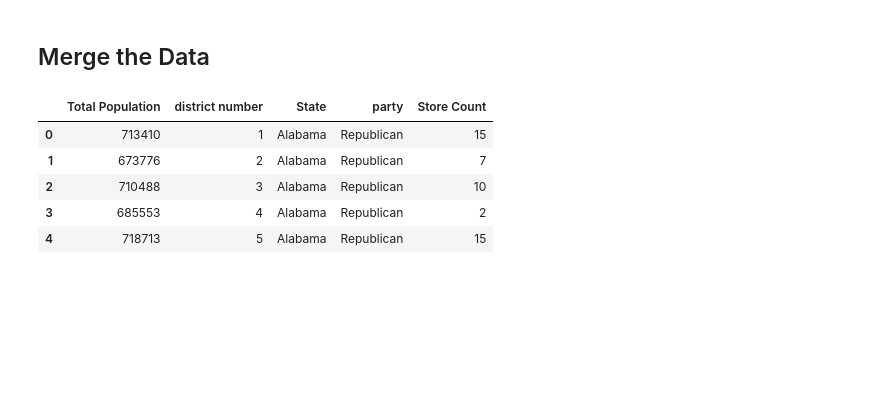
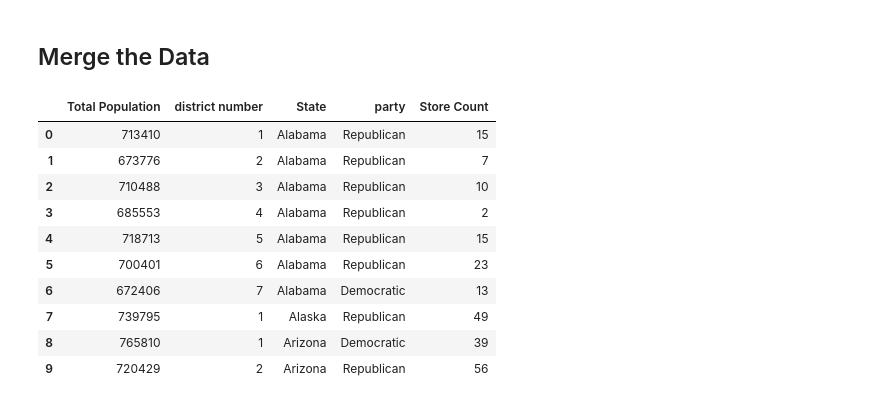
Before and after one commit to evroth/331-repo-demo, a Jupyter notebook: Congressional_Analysis.ipynb, the cells around one changed output. Saved outputs shown, nothing was run; the diff lists cells and outputs as text; code cells hidden in the pictures; blank space fills up the shorter version.

```diff
--- a/Congressional_Analysis.ipynb
+++ b/Congressional_Analysis.ipynb
@@ -212,6 +212,7 @@ acs_df = pd.DataFrame(data_json, columns = cols)
 # time to do some basic cleanup of the data. We will need to extract the district number and state in a regular format so we can later join with the party data.
 acs_df[['District', 'State']] = acs_df['District Name'].str.split(',', expand=True)
 acs_df['district number'] = pd.to_numeric(acs_df['district number'])
+acs_df['district number'] = acs_df['district number'].replace(0,1)
 
 acs_df['State'] = acs_df['State'].str.strip()
 
@@ -268,8 +269,9 @@ party_df
 444 rows × 4 columns
 # %%
 party_df = party_df.rename(columns={'state_label': 'State', 'district': 'district number'})
-party_df = party_df.drop(columns=['rep_sen'])
+#party_df = party_df.drop(columns=['rep_sen'])
 party_df = party_df.astype({'district number':'int'})
+party_df['district number'] = party_df['district number'].replace(0,1)
 party_df.head()
 # %% [output]
 |  | State | district number | party |
@@ -283,11 +285,17 @@ party_df.head()
 # %%
 combined_df = pd.merge(acs_df, party_df, on=["State", "district number"])
 combined_df = pd.merge(combined_df, store_count,on=["State", "district number"])
-combined_df.head()
+combined_df = combined_df.astype({'Total Population':'int'})
+combined_df.head(10)
 # %% [output]
 |  | Total Population | district number | State | party | Store Count |
 | 0 | 713410 | 1 | Alabama | Republican | 15 |
 | 1 | 673776 | 2 | Alabama | Republican | 7 |
 | 2 | 710488 | 3 | Alabama | Republican | 10 |
 | 3 | 685553 | 4 | Alabama | Republican | 2 |
 | 4 | 718713 | 5 | Alabama | Republican | 15 |
+| 5 | 700401 | 6 | Alabama | Republican | 23 |
+| 6 | 672406 | 7 | Alabama | Democratic | 13 |
+| 7 | 739795 | 1 | Alaska | Republican | 49 |
+| 8 | 765810 | 1 | Arizona | Democratic | 39 |
+| 9 | 720429 | 2 | Arizona | Republican | 56 |
```
Also changed, not shown: parts of 1 cell of this notebook.
